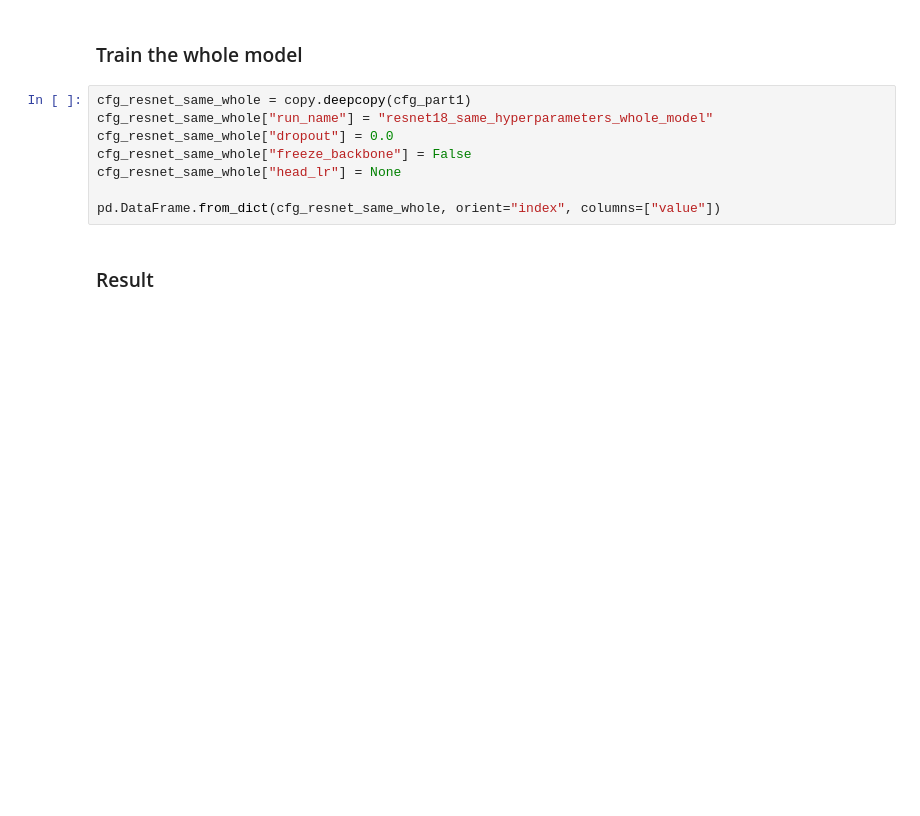
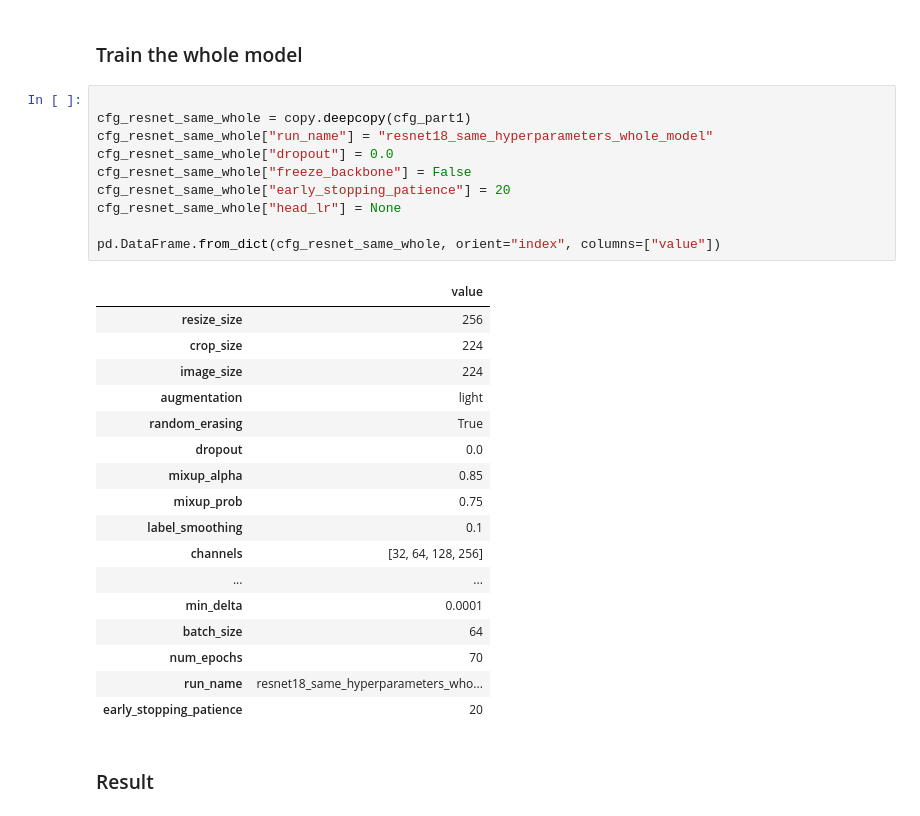
Before and after one commit to mohamadch91/UNIBO_IPCV_Image_classification, a Jupyter notebook: assignment_module_two.ipynb, the cells around one changed output. Cells and saved outputs as stored; diff of their text form; blank space fills up the shorter version.

Commit message:
resnet18 fine tuning files

```diff
--- a/assignment_module_two.ipynb
+++ b/assignment_module_two.ipynb
@@ -1188,13 +1292,33 @@ else:
 # %% [markdown]
 ### Train the whole model
 # %%
+
 cfg_resnet_same_whole = copy.deepcopy(cfg_part1)
 cfg_resnet_same_whole["run_name"] = "resnet18_same_hyperparameters_whole_model"
 cfg_resnet_same_whole["dropout"] = 0.0
 cfg_resnet_same_whole["freeze_backbone"] = False
+cfg_resnet_same_whole["early_stopping_patience"] = 20
 cfg_resnet_same_whole["head_lr"] = None
 
 pd.DataFrame.from_dict(cfg_resnet_same_whole, orient="index", columns=["value"])
+# %% [output]
+|  | value |
+| resize_size | 256 |
+| crop_size | 224 |
+| image_size | 224 |
+| augmentation | light |
+| random_erasing | True |
+| dropout | 0.0 |
+| mixup_alpha | 0.85 |
+| mixup_prob | 0.75 |
+| label_smoothing | 0.1 |
+| channels | [32, 64, 128, 256] |
+| ... | ... |
+| min_delta | 0.0001 |
+| batch_size | 64 |
+| num_epochs | 70 |
+| run_name | resnet18_same_hyperparameters_who... |
+| early_stopping_patience | 20 |
 # %% [markdown]
 ### Result
 # %%
```
Also changed, not shown: parts of 8 cells of this notebook, 27 other files.
